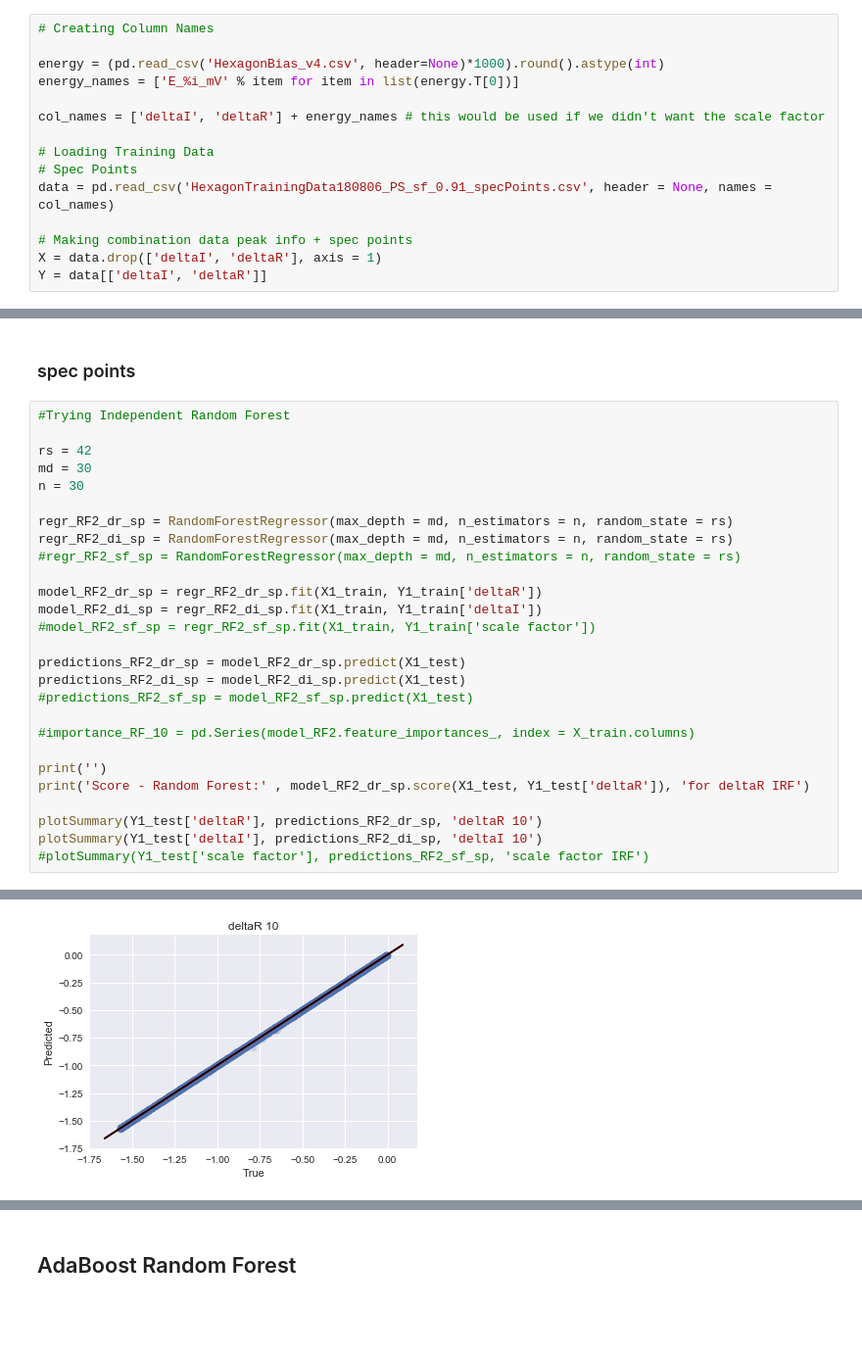
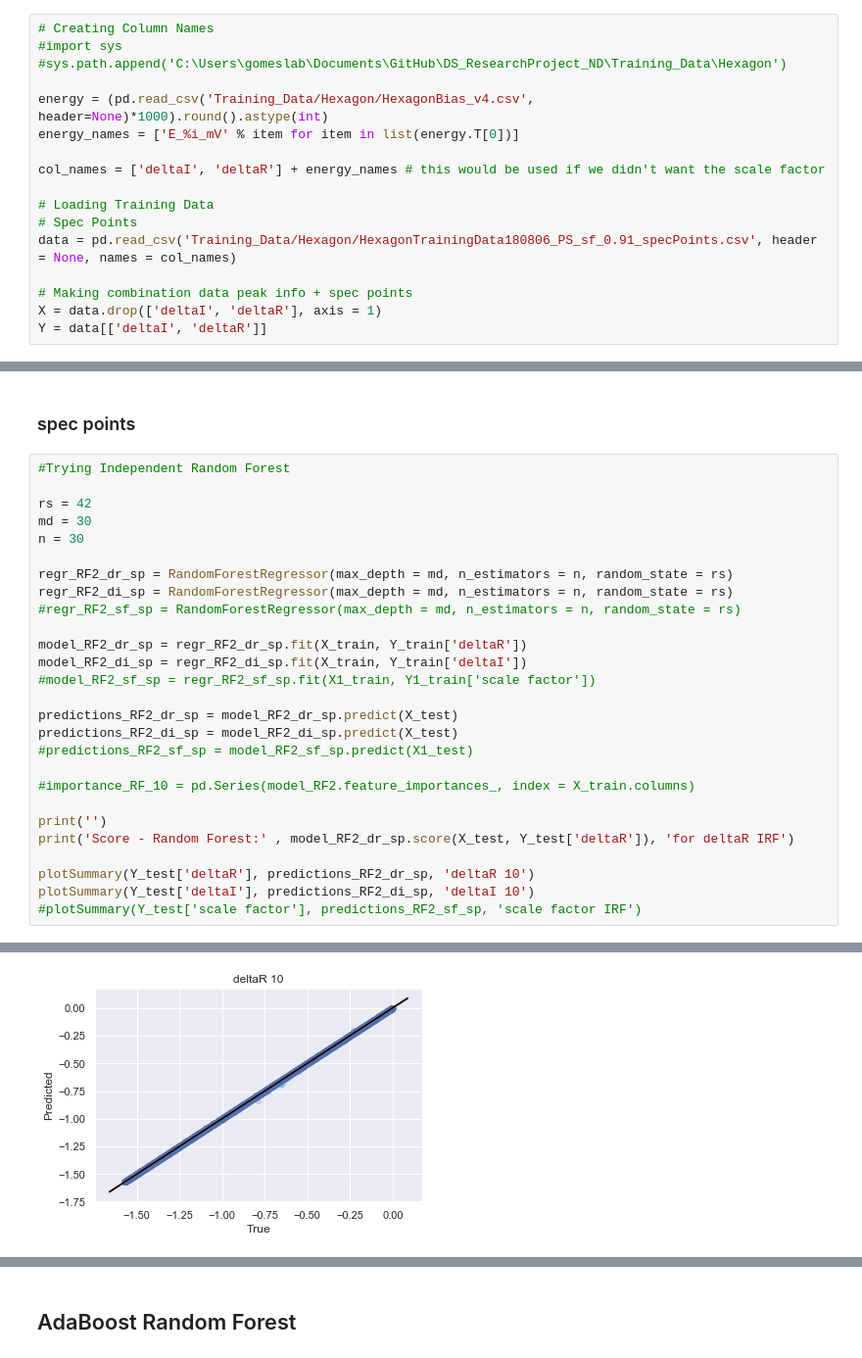
Before and after one commit to gomeslab/DS_ResearchProject_ND, a Jupyter notebook: Hex_RF.ipynb, the cells around one changed output, grey strips where cells are left out. Shown at 98% size. Cells and saved outputs as stored; diff of their text form; blank space fills up the shorter version.

```diff
--- a/Hex_RF.ipynb
+++ b/Hex_RF.ipynb
@@ -97,15 +97,17 @@ def display_side_by_side(*args):
     display_html(html_str.replace('table','table style="display:inline"'),raw=True)
 # %%
 # Creating Column Names
+#import sys
+#sys.path.append('C:\Users\gomeslab\Documents\GitHub\DS_ResearchProject_ND\Training_Data\Hexagon')
 
-energy = (pd.read_csv('HexagonBias_v4.csv', header=None)*1000).round().astype(int)
+energy = (pd.read_csv('Training_Data/Hexagon/HexagonBias_v4.csv', header=None)*1000).round().astype(int)
 energy_names = ['E_%i_mV' % item for item in list(energy.T[0])]
 
 col_names = ['deltaI', 'deltaR'] + energy_names # this would be used if we didn't want the scale factor
 
 # Loading Training Data
 # Spec Points
-data = pd.read_csv('HexagonTrainingData180806_PS_sf_0.91_specPoints.csv', header = None, names = col_names)
+data = pd.read_csv('Training_Data/Hexagon/HexagonTrainingData180806_PS_sf_0.91_specPoints.csv', header = None, names = col_names)
 
 # Making combination data peak info + spec points
 X = data.drop(['deltaI', 'deltaR'], axis = 1)
@@ -214,36 +214,36 @@ features_sp_RF_sorted = features_sp_RF.sort_values('Spec - RF', ascending = Fals
 # %%
 #Trying Independent Random Forest
 
 rs = 42
 md = 30
 n = 30
 
 regr_RF2_dr_sp = RandomForestRegressor(max_depth = md, n_estimators = n, random_state = rs)
 regr_RF2_di_sp = RandomForestRegressor(max_depth = md, n_estimators = n, random_state = rs)
 #regr_RF2_sf_sp = RandomForestRegressor(max_depth = md, n_estimators = n, random_state = rs)
 
-model_RF2_dr_sp = regr_RF2_dr_sp.fit(X1_train, Y1_train['deltaR'])
-model_RF2_di_sp = regr_RF2_di_sp.fit(X1_train, Y1_train['deltaI'])
+model_RF2_dr_sp = regr_RF2_dr_sp.fit(X_train, Y_train['deltaR'])
+model_RF2_di_sp = regr_RF2_di_sp.fit(X_train, Y_train['deltaI'])
 #model_RF2_sf_sp = regr_RF2_sf_sp.fit(X1_train, Y1_train['scale factor'])
 
-predictions_RF2_dr_sp = model_RF2_dr_sp.predict(X1_test)
-predictions_RF2_di_sp = model_RF2_di_sp.predict(X1_test)
+predictions_RF2_dr_sp = model_RF2_dr_sp.predict(X_test)
+predictions_RF2_di_sp = model_RF2_di_sp.predict(X_test)
 #predictions_RF2_sf_sp = model_RF2_sf_sp.predict(X1_test)
 
 #importance_RF_10 = pd.Series(model_RF2.feature_importances_, index = X_train.columns)
 
 print('')
-print('Score - Random Forest:' , model_RF2_dr_sp.score(X1_test, Y1_test['deltaR']), 'for deltaR IRF')
+print('Score - Random Forest:' , model_RF2_dr_sp.score(X_test, Y_test['deltaR']), 'for deltaR IRF')
 
-plotSummary(Y1_test['deltaR'], predictions_RF2_dr_sp, 'deltaR 10')
-plotSummary(Y1_test['deltaI'], predictions_RF2_di_sp, 'deltaI 10')
-#plotSummary(Y1_test['scale factor'], predictions_RF2_sf_sp, 'scale factor IRF')
+plotSummary(Y_test['deltaR'], predictions_RF2_dr_sp, 'deltaR 10')
+plotSummary(Y_test['deltaI'], predictions_RF2_di_sp, 'deltaI 10')
+#plotSummary(Y_test['scale factor'], predictions_RF2_sf_sp, 'scale factor IRF')
 # %% [output]
 Score - Random Forest: 0.9999810182608464 for deltaR IRF
 
 RMSE on test data: 0.0019813983768199998 for  deltaR 10
 R^2 Score on test data: 0.9999810182608464 for deltaR 10
 
 RMSE on test data: 0.0024422908865204206 for  deltaI 10
 R^2 Score on test data: 0.9999269529465786 for deltaI 10
-[figure, old version]
+[figure, new version]
```
Also changed, not shown: parts of 35 cells of this notebook.
